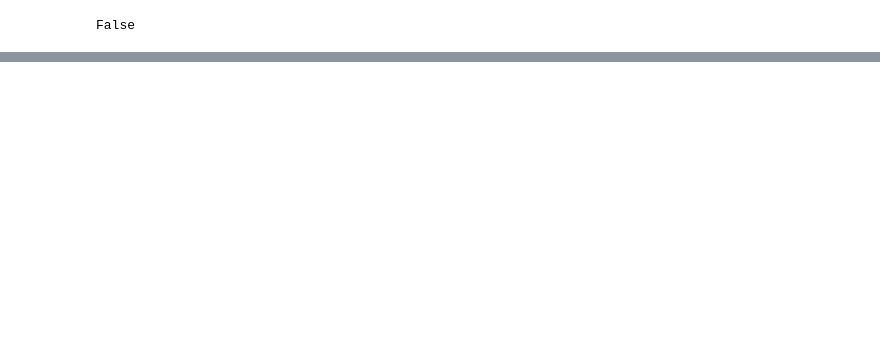
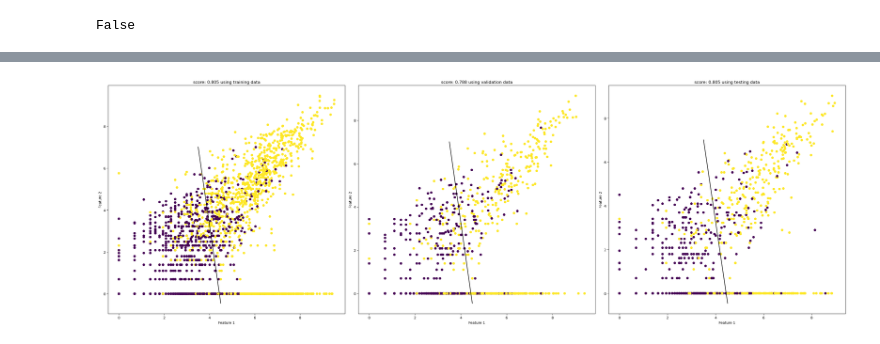
Before and after one commit to Xianzhiwang1/Leet-Code-Project, a Jupyter notebook: posts/final-blog-post/index.ipynb, the cells around one changed output, grey strips where cells are left out. Cells and saved outputs as stored; diff of their text form; code cells hidden in the pictures; blank space fills up the shorter version.

```diff
--- a/posts/final-blog-post/index.ipynb
+++ b/posts/final-blog-post/index.ipynb
@@ -610,0 +635,16 @@ title = plt.gca().set(title=f"Accuracy={(mypredict==y_train).mean()}",
+# %%
+df_train, X_train, y_train = FP.prepare_data(train)
+df_validate, X_validate, y_validate= FP.prepare_data(validate)
+df_test, X_test, y_test = FP.prepare_data(test)
+# %%
+cols = ['PowerperWorker', 'RevperGrandWorker']
+cols = ['logWorkers', 'logPower']
+# %%
+# only run once, convert to numpy
+X_train, y_train = FP.make_ready_for_regression(X_train, y_train, cols)
+X_validate, y_validate= FP.make_ready_for_regression(X_validate, y_validate, cols)
+X_test, y_test= FP.make_ready_for_regression(X_test, y_test, cols)
+# %%
+from newton_raphson import Newton_Raphson
+NR = Newton_Raphson()
+NR.regress(y = y_train, X = X_train, max_iters = 1e3, tol=1e-15, converged=False)
@@ -610,0 +671,4 @@ title = plt.gca().set(title=f"Accuracy={(mypredict==y_train).mean()}",
+# %%
+NR.big_plot(X_train, y_train, X_validate, y_validate, X_test, y_test, 30, 10)
+# %% [output]
+[figure, added]
```
Also changed, not shown: parts of 41 cells of this notebook, 2 other files.
